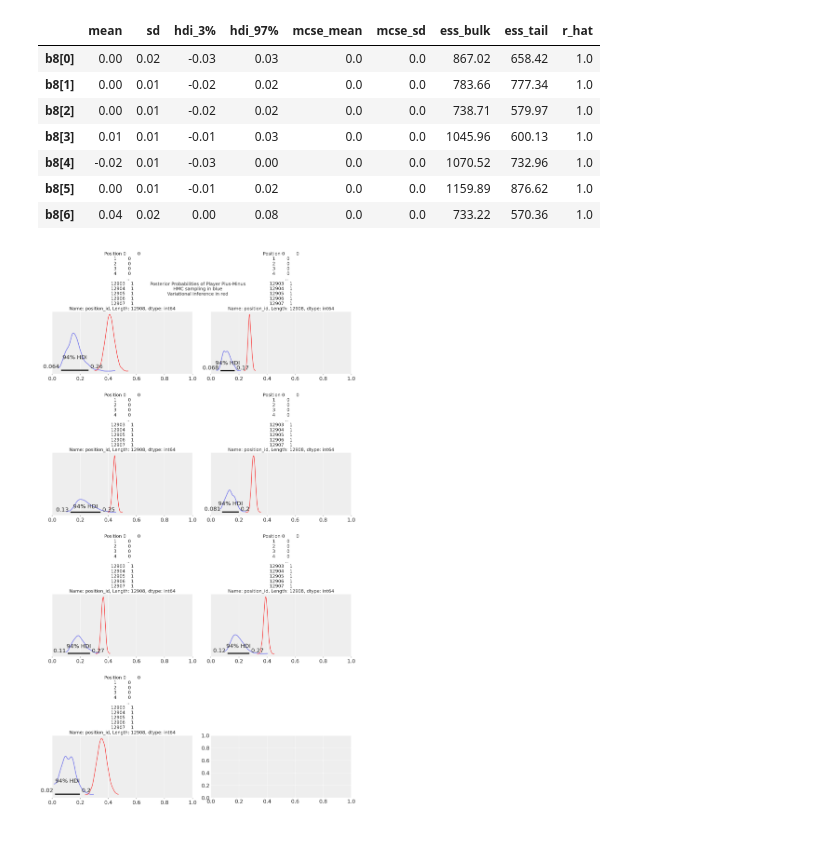
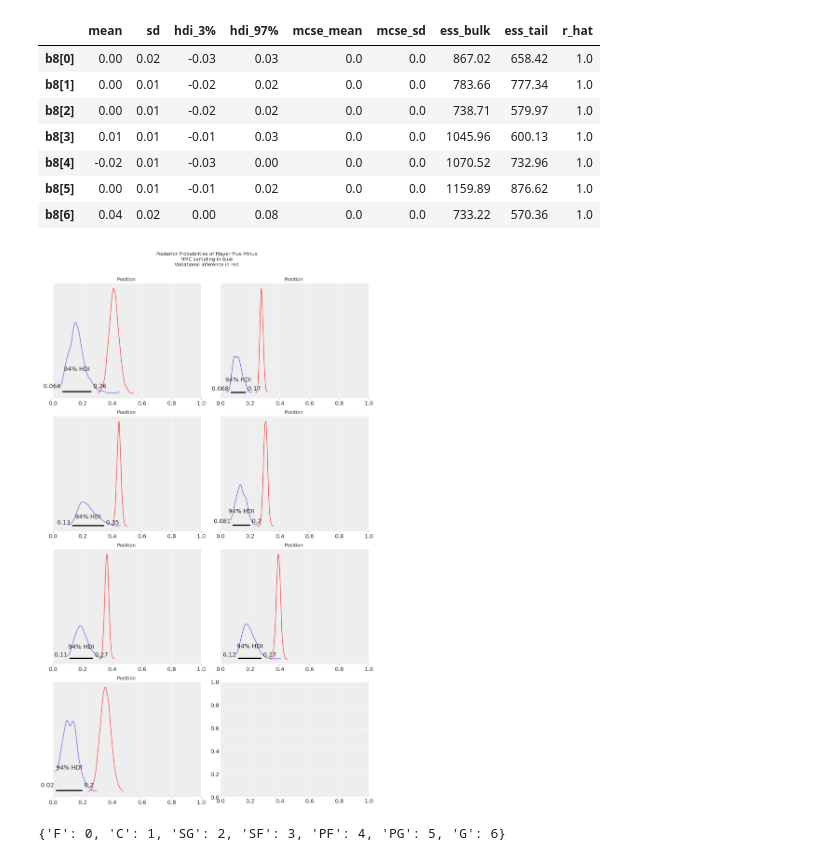
Before and after one commit to alseekford/Bayes-NBAFantasyPredictions, a Jupyter notebook: Project/NormalPreds.ipynb, the cells around one changed output. Saved outputs shown, nothing was run; the diff lists cells and outputs as text; code cells hidden in the pictures.

```diff
--- a/Project/NormalPreds.ipynb
+++ b/Project/NormalPreds.ipynb
@@ -1123,32 +1119,36 @@ sample_intercept = hierarchical_trace.posterior['a']
 sample_slope = hierarchical_trace.posterior['b2']
 
 
 advi_intercept = advi_hierarchical_sample.posterior['a']
 advi_slope = advi_hierarchical_sample.posterior['b2']
 
 
 # Plot posteriors
 
 fig, axes = plt.subplots(nrows=4, ncols=2, figsize=(12, 20), dpi=150, sharex=True)
 
 for i, ax, level in zip(range(npositions), axes.ravel(), sorted(positions)):
 
     try:
         #pm.plot_posterior(invlogit(sample_intercept[:, i]), ax=ax, point_estimate=None, credible_interval=None, alpha=0.7)
         #pm.plot_posterior(invlogit(advi_intercept[:, i]), ax=ax, color='red', point_estimate=None, credible_interval=None, alpha=0.7)
         pm.plot_posterior(invlogit(sample_intercept[0,:,i] + sample_slope[0,:,i]), ax=ax,point_estimate=None,  alpha=0.7)
         pm.plot_posterior(invlogit(advi_intercept[0,:,i]+advi_slope[0,:,i]), ax=ax, color='red', point_estimate=None, hdi_prob= 'hide', alpha=0.7)
-        ax.set_title("Position " + str(position), fontsize=12)
+        ax.set_title("Position " ,fontsize=12)
         #ax.set_xlabel("Contraception use", fontsize=12)
         ax.set_xlim((0,1))
 
     except IndexError: # one district is empty
         pass
 
 
 plt.suptitle("Posterior Probabilities of Player Plus-Minus\nHMC sampling in blue\nVariational inference in red")
 plt.tight_layout()
 plt.subplots_adjust(top=0.925)
 plt.show()
 # %% [output]
-[figure, old version]
+[figure, new version]
+# %%
+pos_lookup
+# %% [output]
+{'F': 0, 'C': 1, 'SG': 2, 'SF': 3, 'PF': 4, 'PG': 5, 'G': 6}
```
Also changed, not shown: parts of 4 cells of this notebook.
